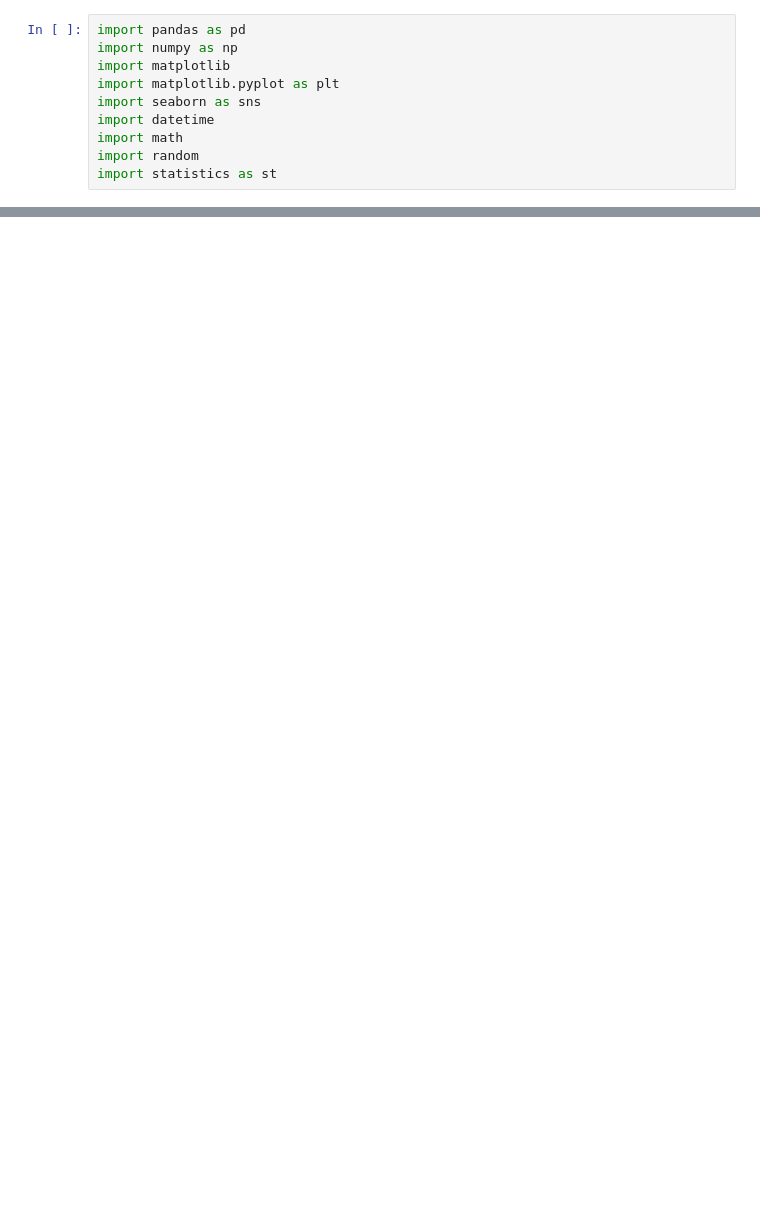
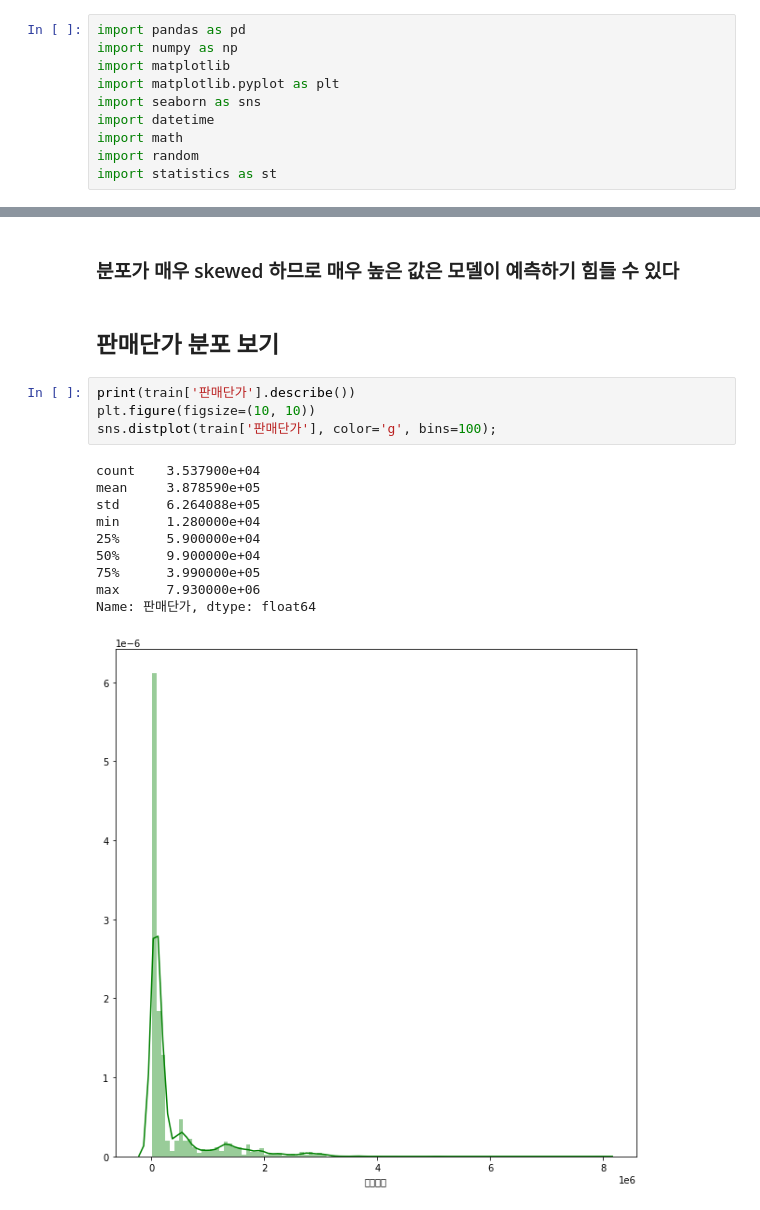
Before and after one commit to s-seo/bigcon_2020_mmmz, a Jupyter notebook: engine/yj_eda.ipynb, the cells around one changed output, grey strips where cells are left out. Saved outputs shown, nothing was run; the diff lists cells and outputs as text; blank space fills up the shorter version.

```diff
--- a/engine/yj_eda.ipynb
+++ b/engine/yj_eda.ipynb
@@ -14,0 +99,19 @@ ValueError: Length of values (1) does not match length of index (38309)
+# %% [markdown]
+### 분포가 매우 skewed 하므로 매우 높은 값은 모델이 예측하기 힘들 수 있다
+# %% [markdown]
+## 판매단가 분포 보기
+# %%
+print(train['판매단가'].describe())
+plt.figure(figsize=(10, 10))
+sns.distplot(train['판매단가'], color='g', bins=100);
+# %% [output]
+count    3.537900e+04
+mean     3.878590e+05
+std      6.264088e+05
+min      1.280000e+04
+25%      5.900000e+04
+50%      9.900000e+04
+75%      3.990000e+05
+max      7.930000e+06
+Name: 판매단가, dtype: float64
+[figure, added]
```
Also changed, not shown: parts of 25 cells of this notebook.
